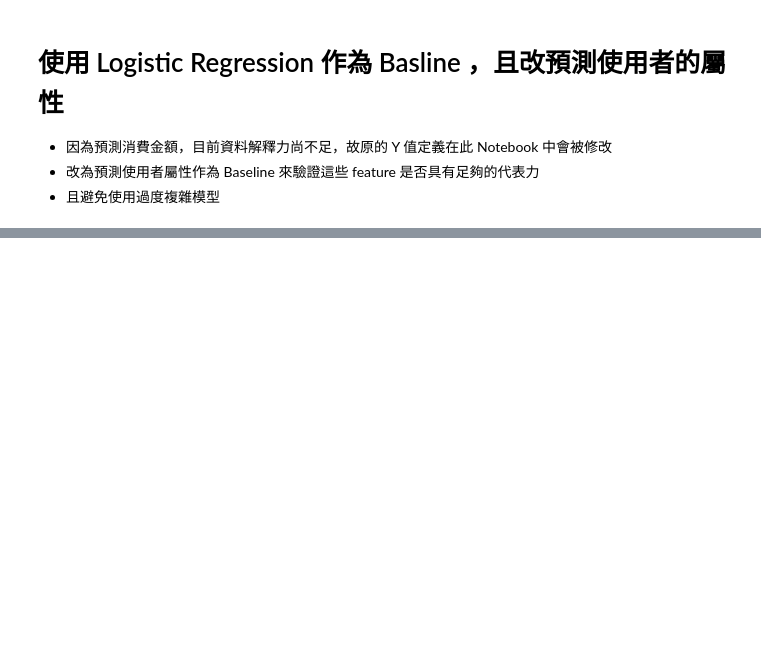
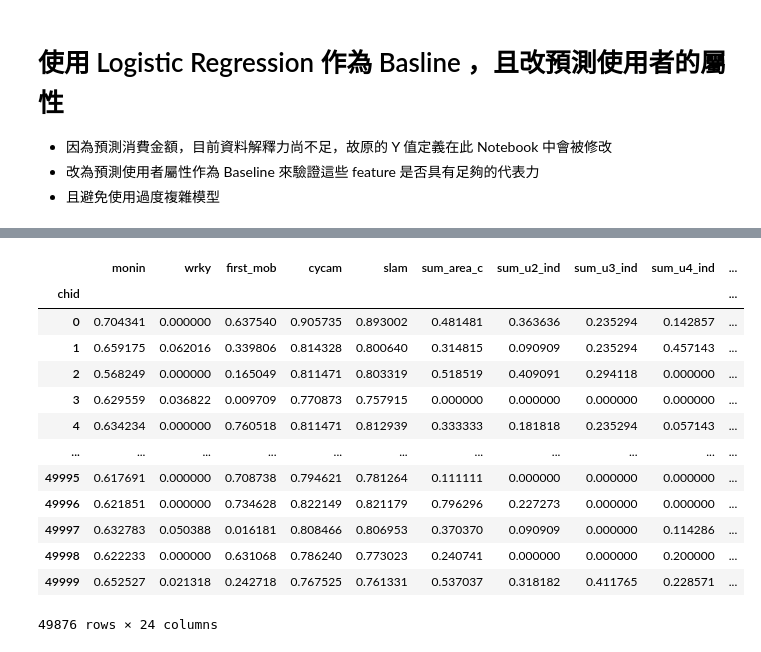
Before and after one commit to justinyeh1995/edu_framework, a Jupyter notebook: WenMing/2_Logistic_Regression_user_profile_prediction.ipynb, the cells around one changed output, grey strips where cells are left out. Cells and saved outputs as stored; diff of their text form; code cells hidden in the pictures; blank space fills up the shorter version.

```diff
--- a/WenMing/2_Logistic_Regression_user_profile_prediction.ipynb
+++ b/WenMing/2_Logistic_Regression_user_profile_prediction.ipynb
@@ -298,0 +173,19 @@ df_out.head(2)
+# %%
+y = x_final.masts
+del x_final['masts']
+x_final
+# %% [output]
+|  | monin | wrky | first_mob | cycam | slam | sum_area_c | sum_u2_ind | sum_u3_ind | sum_u4_ind | ... |
+| chid |  |  |  |  |  |  |  |  |  | ... |
+| 0 | 0.704341 | 0.000000 | 0.637540 | 0.905735 | 0.893002 | 0.481481 | 0.363636 | 0.235294 | 0.142857 | ... |
+| 1 | 0.659175 | 0.062016 | 0.339806 | 0.814328 | 0.800640 | 0.314815 | 0.090909 | 0.235294 | 0.457143 | ... |
+| 2 | 0.568249 | 0.000000 | 0.165049 | 0.811471 | 0.803319 | 0.518519 | 0.409091 | 0.294118 | 0.000000 | ... |
+| 3 | 0.629559 | 0.036822 | 0.009709 | 0.770873 | 0.757915 | 0.000000 | 0.000000 | 0.000000 | 0.000000 | ... |
+| 4 | 0.634234 | 0.000000 | 0.760518 | 0.811471 | 0.812939 | 0.333333 | 0.181818 | 0.235294 | 0.057143 | ... |
+| ... | ... | ... | ... | ... | ... | ... | ... | ... | ... | ... |
+| 49995 | 0.617691 | 0.000000 | 0.708738 | 0.794621 | 0.781264 | 0.111111 | 0.000000 | 0.000000 | 0.000000 | ... |
+| 49996 | 0.621851 | 0.000000 | 0.734628 | 0.822149 | 0.821179 | 0.796296 | 0.227273 | 0.000000 | 0.000000 | ... |
+| 49997 | 0.632783 | 0.050388 | 0.016181 | 0.808466 | 0.806953 | 0.370370 | 0.090909 | 0.000000 | 0.114286 | ... |
+| 49998 | 0.622233 | 0.000000 | 0.631068 | 0.786240 | 0.773023 | 0.240741 | 0.000000 | 0.000000 | 0.200000 | ... |
+| 49999 | 0.652527 | 0.021318 | 0.242718 | 0.767525 | 0.761331 | 0.537037 | 0.318182 | 0.411765 | 0.228571 | ... |
+49876 rows × 24 columns
```
Also changed, not shown: parts of 70 cells of this notebook.
